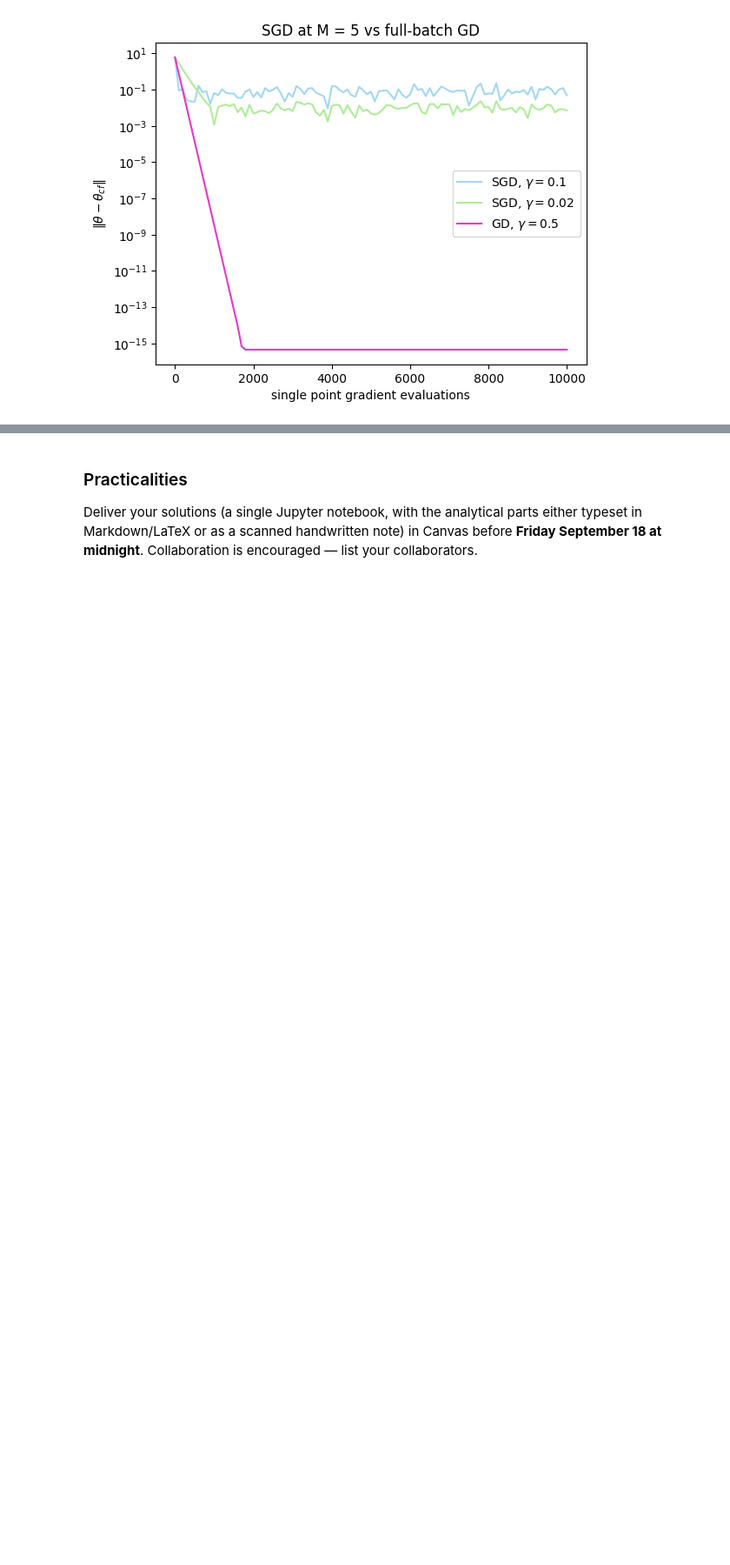
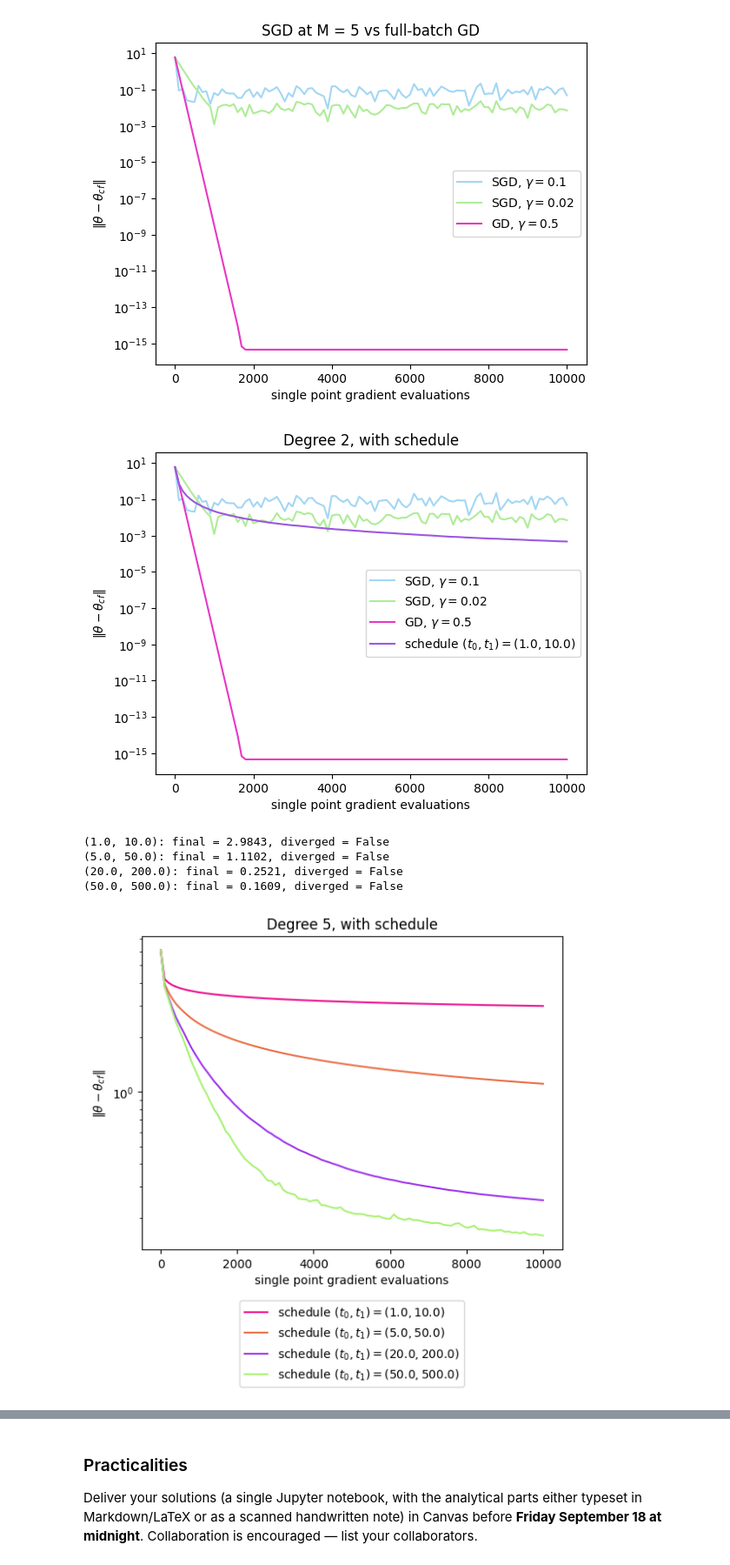
Before and after one commit to nillescorner/FYS-STK4155-Group, a Jupyter notebook: WeeklyTasks/exercisesweek38.ipynb, the cells around one changed output, grey strips where cells are left out. Shown at 87% size. Saved outputs shown, nothing was run; the diff lists cells and outputs as text; code cells hidden in the pictures; blank space fills up the shorter version.

```diff
--- a/WeeklyTasks/exercisesweek38.ipynb
+++ b/WeeklyTasks/exercisesweek38.ipynb
@@ -524,6 +530,72 @@ plt.legend()
 plt.show()
 # %% [output]
 [figure]
+# %%
+"""Exercise 4c"""
+
+#for degree 2 and 5
+distances_degree = {}
+
+for degree in (2, 5):
+    Xd, yd = exercise_data(degree = degree)
+    theta_d = closed_form(Xd, yd)
+
+    #different scheduels
+    candidates = [(1.0, 10.0), (5.0, 50.0), (20.0, 200.0), (50.0, 500.0)]
+    scheduels = [(1.0, 10.0)] if degree == 2 else candidates
+
+    distances_degree[degree] = {}
+    for sched in scheduels:
+        hist = sgd(Xd, yd, n_epochs=n, batch_size=M, schedule = sched)
+        d = np.linalg.norm(hist - theta_d, axis = 1)
+        distances_degree[degree][sched] = d
+
+#plots for degree 2
+x_axis = np.arange(n + 1) * n
+
+gammas = [0.1, 0.02]
+colors = ["#A3D7F3", "#AFEC98"]
+for gamma, color in zip(gammas, colors):
+    plt.plot(x_sgd, distances[gamma], label = fr"SGD, $\gamma = {gamma}$ ", color = color )
+plt.plot(x_gd, distances['GD'], label = fr"GD, $\gamma = {gamma_gd}$" , color = "#E738C4")
+
+for sched, d in distances_degree[2].items():
+    plt.plot(x_axis, d, label = fr'schedule $(t_0, t_1) = {sched}$', color = "#9C58E0")
+
+plt.yscale("log")
+plt.xlabel("single point gradient evaluations")
+plt.ylabel(r'$\|\theta - \theta_{cf}\|$')
+plt.title("Degree 2, with schedule")
+plt.legend()
+plt.show()
+
+
+#plots for degree 5
+
+for sched in candidates:
+    d = distances_degree[5][sched]
+    diverged = np.any(~np.isfinite(d)) or d[-1] > 10*d[0]
+    print(f'{sched}: final = {d[-1]:.4f}, diverged = {diverged}')
+
+colors5 = ["#ED0A8B", "#EA6E45", "#9F32ED","#A9F274" ]
+for (sched, d), color in zip(distances_degree[5].items(), colors5):
+    #print(f'{sched}: final distance = {d[-1]:.4f}, initial distance = {d[0]:.4f}')
+    plt.plot(x_axis, d, label = fr'schedule $(t_0, t_1) = {sched}$', color = color)
+
+#plt.axhline(0.1*np.linalg.norm(theta_d), linestyle = "--", color = "gray", alpha = 0.5, label = "threshold")
+plt.yscale("log")
+plt.xlabel("single point gradient evaluations")
+plt.ylabel(r'$\|\theta - \theta_{cf}\|$')
+plt.title("Degree 5, with schedule")
+plt.legend(loc = 'center', bbox_to_anchor = (0.5, -0.3))
+plt.show()
+# %% [output]
+[figure, added]
+(1.0, 10.0): final = 2.9843, diverged = False
+(5.0, 50.0): final = 1.1102, diverged = False
+(20.0, 200.0): final = 0.2521, diverged = False
+(50.0, 500.0): final = 0.1609, diverged = False
+[figure, added]
 # %% [markdown]
 ## Exercise 5: the Runge function at degree 10 (Project 1, parts f and h)
 
```
Also changed, not shown: parts of 1 cell of this notebook.
